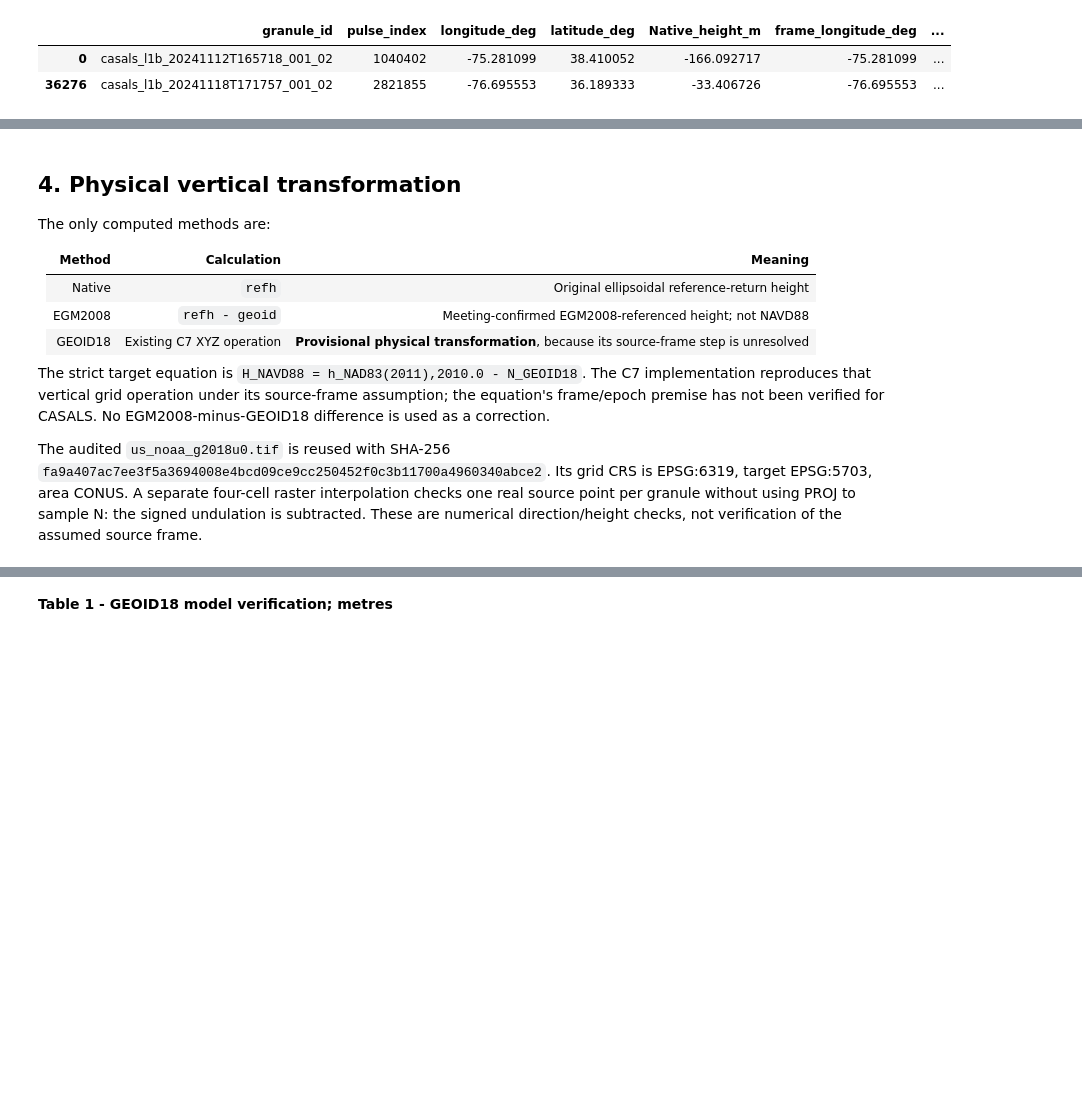
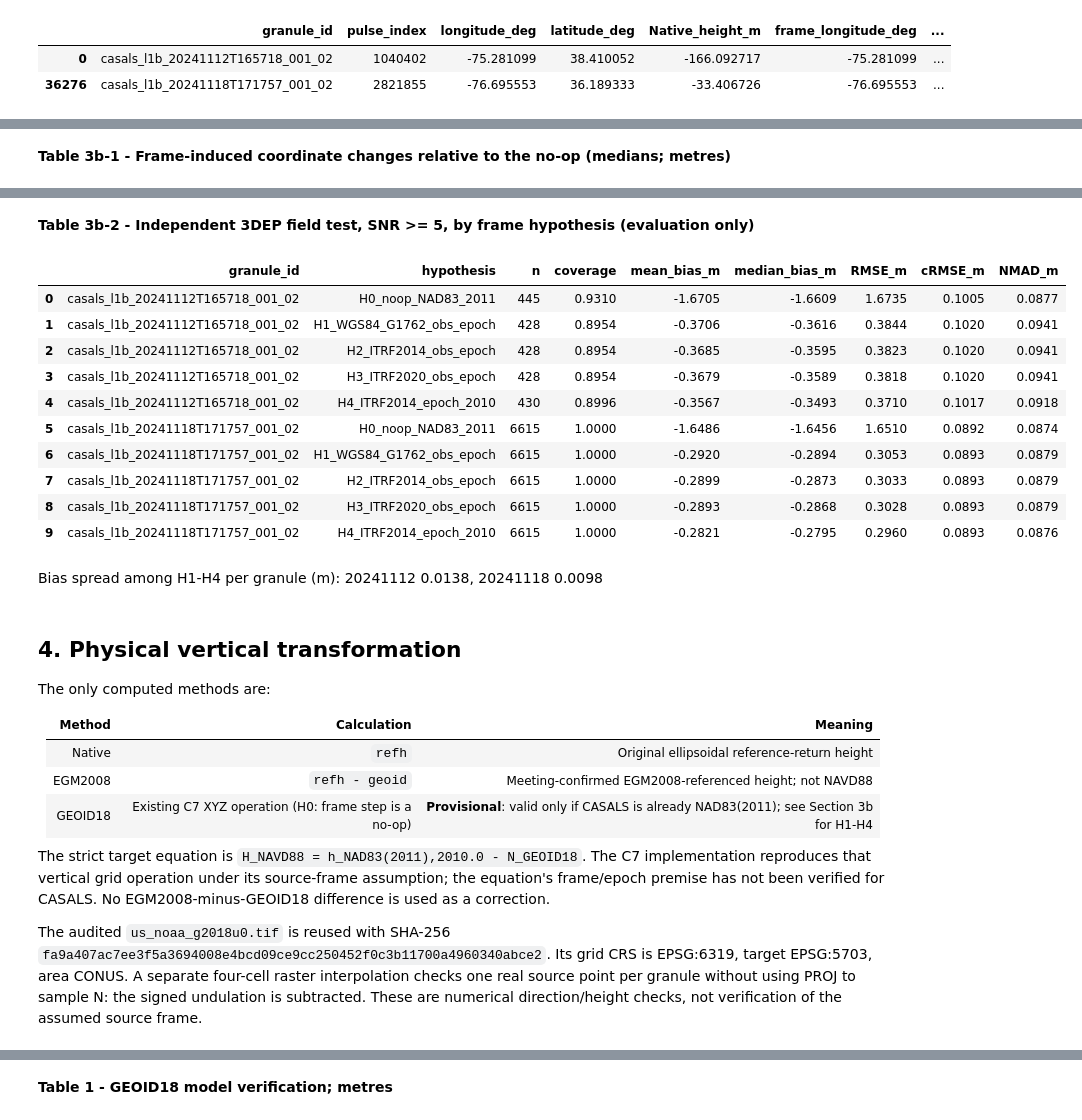
Before and after one commit to jgzhong99/CASALS, a Jupyter notebook: notebooks/L1B/geolocation/vertical_datum_alignment.ipynb, the cells around one changed output, grey strips where cells are left out. Saved outputs shown, nothing was run; the diff lists cells and outputs as text; code cells hidden in the pictures; blank space fills up the shorter version.

```diff
--- a/notebooks/L1B/geolocation/vertical_datum_alignment.ipynb
+++ b/notebooks/L1B/geolocation/vertical_datum_alignment.ipynb
@@ -113,0 +128,15 @@ proj=pipeline step proj=unitconvert xy_in=deg xy_out=rad step inv proj=vgridshif
+# %%
+from research.reference.frame_hypotheses import run_frame_hypotheses
+F = run_frame_hypotheses(R, RUN_DIR / 'frame_hypotheses')
+display(Markdown('**Table 3b-1 - Frame-induced coordinate changes relative to the no-op (medians; metres)**'))
+display(F['shifts'].round(4))
+base = R['metrics'].query("population == 'field' and stratum == 'snr_ge_5' and method == 'GEOID18'").assign(hypothesis='H0_noop_NAD83_2011')
+hyp = F['metrics'].query("population == 'field' and stratum == 'snr_ge_5'")
+cols = ['granule_id', 'hypothesis', 'n', 'coverage', 'mean_bias_m', 'median_bias_m', 'RMSE_m', 'cRMSE_m', 'NMAD_m']
+table = pd.concat([base[cols], hyp[cols]]).sort_values(['granule_id', 'hypothesis'])
+display(Markdown('**Table 3b-2 - Independent 3DEP field test, SNR >= 5, by frame hypothesis (evaluation only)**'))
+display(table.round(4).reset_index(drop=True))
+H1234 = table[~table.hypothesis.str.startswith('H0')]
+display(Markdown('Bias spread among H1-H4 per granule (m): ' + ', '.join(f"{g[11:19]} {v:.4f}" for g, v in H1234.groupby('granule_id').mean_bias_m.agg(lambda s: s.max() - s.min()).items())))
+# %% [output]
+**Table 3b-1 - Frame-induced coordinate changes relative to the no-op (medians; metres)**
@@ -114,3 +152,16 @@ proj=pipeline step proj=unitconvert xy_in=deg xy_out=rad step inv proj=vgridshif
+**Table 3b-2 - Independent 3DEP field test, SNR >= 5, by frame hypothesis (evaluation only)**
+|  | granule_id | hypothesis | n | coverage | mean_bias_m | median_bias_m | RMSE_m | cRMSE_m | NMAD_m |
+| 0 | casals_l1b_20241112T165718_001_02 | H0_noop_NAD83_2011 | 445 | 0.9310 | -1.6705 | -1.6609 | 1.6735 | 0.1005 | 0.0877 |
+| 1 | casals_l1b_20241112T165718_001_02 | H1_WGS84_G1762_obs_epoch | 428 | 0.8954 | -0.3706 | -0.3616 | 0.3844 | 0.1020 | 0.0941 |
+| 2 | casals_l1b_20241112T165718_001_02 | H2_ITRF2014_obs_epoch | 428 | 0.8954 | -0.3685 | -0.3595 | 0.3823 | 0.1020 | 0.0941 |
+| 3 | casals_l1b_20241112T165718_001_02 | H3_ITRF2020_obs_epoch | 428 | 0.8954 | -0.3679 | -0.3589 | 0.3818 | 0.1020 | 0.0941 |
+| 4 | casals_l1b_20241112T165718_001_02 | H4_ITRF2014_epoch_2010 | 430 | 0.8996 | -0.3567 | -0.3493 | 0.3710 | 0.1017 | 0.0918 |
+| 5 | casals_l1b_20241118T171757_001_02 | H0_noop_NAD83_2011 | 6615 | 1.0000 | -1.6486 | -1.6456 | 1.6510 | 0.0892 | 0.0874 |
+| 6 | casals_l1b_20241118T171757_001_02 | H1_WGS84_G1762_obs_epoch | 6615 | 1.0000 | -0.2920 | -0.2894 | 0.3053 | 0.0893 | 0.0879 |
+| 7 | casals_l1b_20241118T171757_001_02 | H2_ITRF2014_obs_epoch | 6615 | 1.0000 | -0.2899 | -0.2873 | 0.3033 | 0.0893 | 0.0879 |
+| 8 | casals_l1b_20241118T171757_001_02 | H3_ITRF2020_obs_epoch | 6615 | 1.0000 | -0.2893 | -0.2868 | 0.3028 | 0.0893 | 0.0879 |
+| 9 | casals_l1b_20241118T171757_001_02 | H4_ITRF2014_epoch_2010 | 6615 | 1.0000 | -0.2821 | -0.2795 | 0.2960 | 0.0893 | 0.0876 |
+Bias spread among H1-H4 per granule (m): 20241112 0.0138, 20241118 0.0098
 # %% [markdown]
 ## 4. Physical vertical transformation
 
@@ -120,7 +171,7 @@ The only computed methods are:
 |---|---|---|
 | Native | `refh` | Original ellipsoidal reference-return height |
 | EGM2008 | `refh - geoid` | Meeting-confirmed EGM2008-referenced height; not NAVD88 |
-| GEOID18 | Existing C7 XYZ operation | **Provisional physical transformation**, because its source-frame step is unresolved |
+| GEOID18 | Existing C7 XYZ operation (H0: frame step is a no-op) | **Provisional**: valid only if CASALS is already NAD83(2011); see Section 3b for H1-H4 |
 
 The strict target equation is `H_NAVD88 = h_NAD83(2011),2010.0 - N_GEOID18`. The C7 implementation reproduces that vertical grid operation under its source-frame assumption; the equation's frame/epoch premise has not been verified for CASALS. No EGM2008-minus-GEOID18 difference is used as a correction.
 
```
Also changed, not shown: parts of 7 cells of this notebook, 5 other files.
